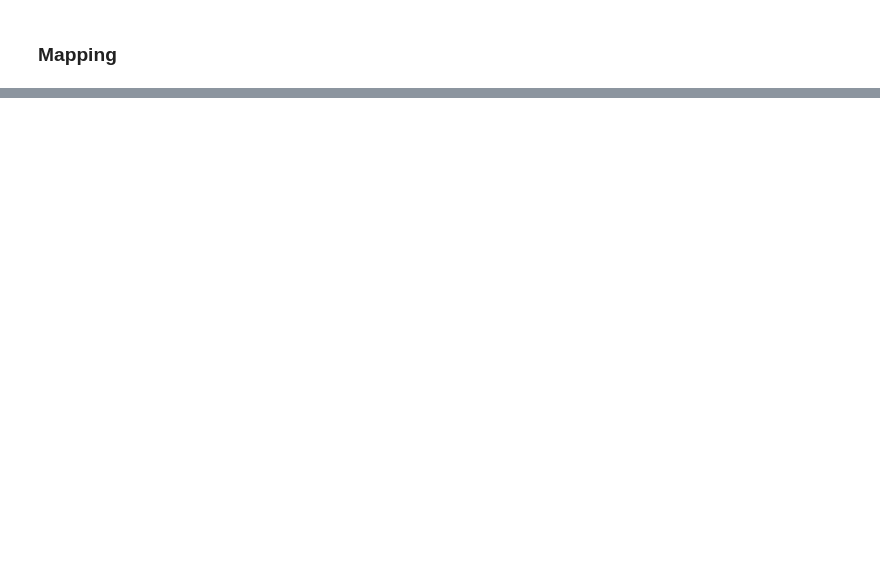
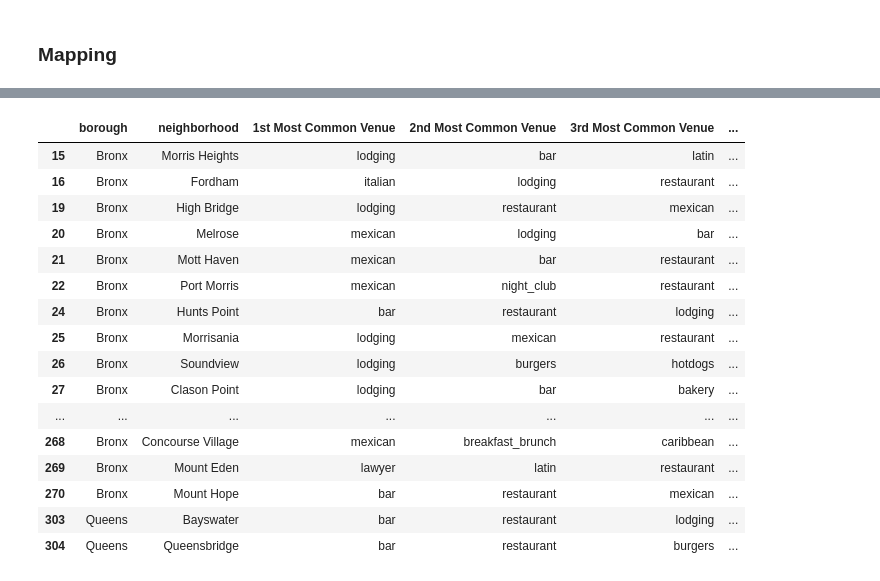
Before and after one commit to ktamkee/NYC_midterm_project, a Jupyter notebook: svc/K-Means2.ipynb, the cells around one changed output, grey strips where cells are left out. Cells and saved outputs as stored; diff of their text form; code cells hidden in the pictures; blank space fills up the shorter version.

```diff
--- a/svc/K-Means2.ipynb
+++ b/svc/K-Means2.ipynb
@@ -636,6 +636,26 @@ cluster2_features = all_features_data.loc[all_features_data['clusters'] == 2, al
 cluster3_features = all_features_data.loc[all_features_data['clusters'] == 3, all_features_data.columns[[0] + [1] + list(range(4, all_features_data.shape[1]))]]
 cluster4_features = all_features_data.loc[all_features_data['clusters'] == 4, all_features_data.columns[[0] + [1] + list(range(4, all_features_data.shape[1]))]]
 cluster5_features = all_features_data.loc[all_features_data['clusters'] == 5, all_features_data.columns[[0] + [1] + list(range(4, all_features_data.shape[1]))]]
+# %%
+cluster0_features
+# %% [output]
+|  | borough | neighborhood | 1st Most Common Venue | 2nd Most Common Venue | 3rd Most Common Venue | ... |
+| 15 | Bronx | Morris Heights | lodging | bar | latin | ... |
+| 16 | Bronx | Fordham | italian | lodging | restaurant | ... |
+| 19 | Bronx | High Bridge | lodging | restaurant | mexican | ... |
+| 20 | Bronx | Melrose | mexican | lodging | bar | ... |
+| 21 | Bronx | Mott Haven | mexican | bar | restaurant | ... |
+| 22 | Bronx | Port Morris | mexican | night_club | restaurant | ... |
+| 24 | Bronx | Hunts Point | bar | restaurant | lodging | ... |
+| 25 | Bronx | Morrisania | lodging | mexican | restaurant | ... |
+| 26 | Bronx | Soundview | lodging | burgers | hotdogs | ... |
+| 27 | Bronx | Clason Point | lodging | bar | bakery | ... |
+| ... | ... | ... | ... | ... | ... | ... |
+| 268 | Bronx | Concourse Village | mexican | breakfast_brunch | caribbean | ... |
+| 269 | Bronx | Mount Eden | lawyer | latin | restaurant | ... |
+| 270 | Bronx | Mount Hope | bar | restaurant | mexican | ... |
+| 303 | Queens | Bayswater | bar | restaurant | lodging | ... |
+| 304 | Queens | Queensbridge | bar | restaurant | burgers | ... |
 # %%
 print('--cluster0--')
 print()
```
Also changed, not shown: parts of 10 cells of this notebook, 1 other file.
